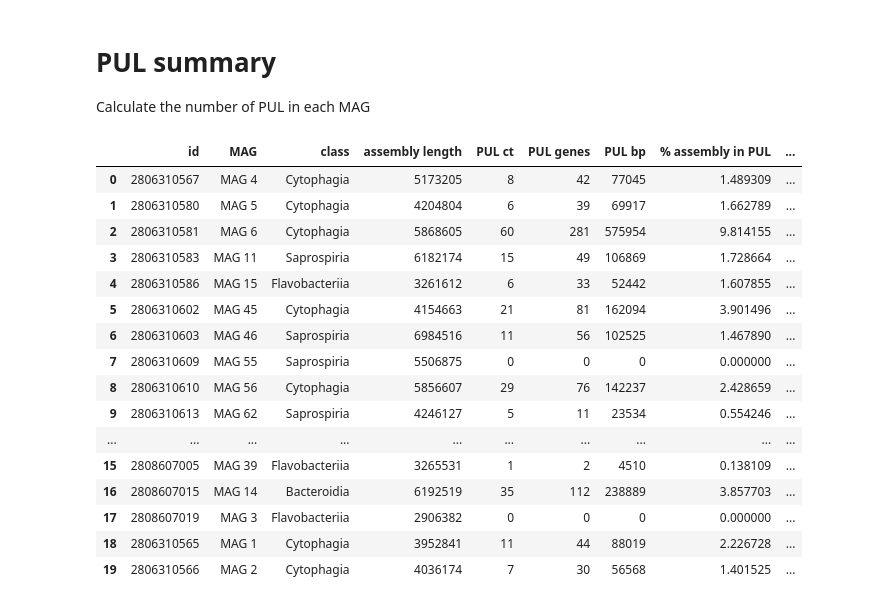
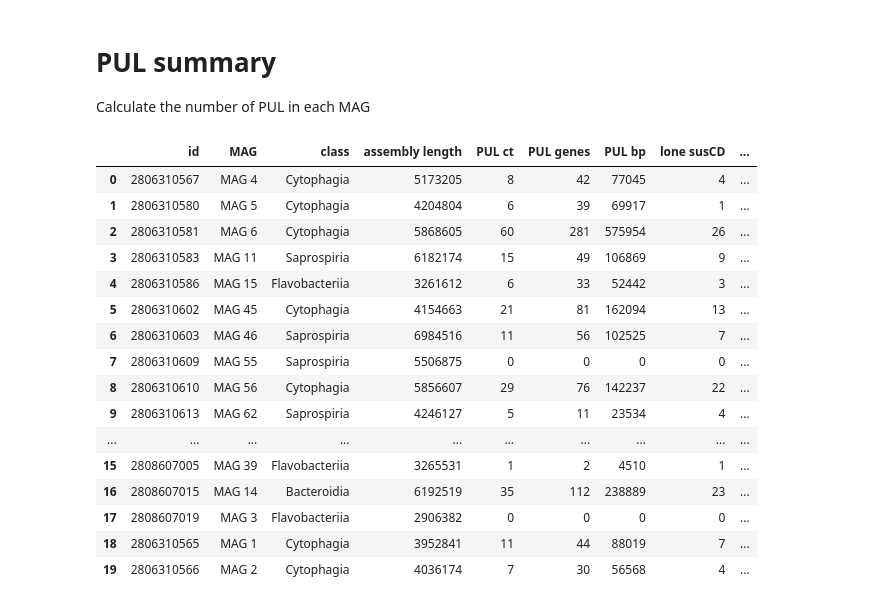
Before and after one commit to emcuttsy/bioinformatics, a Jupyter notebook: jupyter-notebooks/PUL-basic-analysis.ipynb, the cells around one changed output. Cells and saved outputs as stored; diff of their text form; code cells hidden in the pictures.

```diff
--- a/jupyter-notebooks/PUL-basic-analysis.ipynb
+++ b/jupyter-notebooks/PUL-basic-analysis.ipynb
@@ -45,58 +47,61 @@ classes = [metadata[metadata['taxon_oid'] == int(mag)]['Class'].tolist()[0] for
 genome_length = [metadata[metadata['taxon_oid'] == int(mag)]['Genome Size'].tolist()[0] for mag in ids]
 counts = [len(pul_patterns[mag]) for mag in ids]
 pul_genes = [len(puls[mag])for mag in ids]
 
 # make dataframe to contain summary with basic info pre-populated
 summary = pd.DataFrame({'id': ids, 'MAG' : MAGs, 'class': classes, 'assembly length': genome_length, 'PUL ct': counts, 'PUL genes': pul_genes})
 
 # calculate bp in PUL
 pul_bp = []
 for mag in ids:
     df = pul_patterns[mag]
     bp = 0
     for index, row in df.iterrows():
         bp += abs(row['end'] - row['start'])
     pul_bp.append(bp)
 
 summary['PUL bp'] = pul_bp
 
-# get percent of assembly in PUL
-summary['% assembly in PUL'] = summary['PUL bp'] / genome_length * 100
-
-# calculate percent genes in PUL
-genes = [metadata[metadata['taxon_oid'] == int(mag)]['Gene Count'].tolist()[0] for mag in ids]
-summary['% genes in PUL'] = summary['PUL ct'] / genes * 100
-
-# calculate % PUL loner susC/D
+# calculate # loner susCD
 loner_ct = []
 for mag in ids:
     df = pul_patterns[mag]
     ct = 0
     for index, row in df.iterrows():
         if row['pattern'] == 'susD-susC' or row['pattern'] == 'susC-susD':
             ct += 1
     loner_ct.append(ct)
+summary['lone susCD'] = loner_ct
+
+# get percent of assembly in PUL
+summary['% assembly in PUL'] = summary['PUL bp'] / genome_length * 100
+
+# calculate percent genes in PUL
+genes = [metadata[metadata['taxon_oid'] == int(mag)]['Gene Count'].tolist()[0] for mag in ids]
+summary['% genes in PUL'] = summary['PUL ct'] / genes * 100
+
+# calculate percent PUL =  loner susCD
 summary['% PUL lone susCD'] = loner_ct / summary['PUL ct'] * 100
 
 summary
 # %% [output]
-|  | id | MAG | class | assembly length | PUL ct | PUL genes | PUL bp | % assembly in PUL | ... |
-| 0 | 2806310567 | MAG 4 | Cytophagia | 5173205 | 8 | 42 | 77045 | 1.489309 | ... |
-| 1 | 2806310580 | MAG 5 | Cytophagia | 4204804 | 6 | 39 | 69917 | 1.662789 | ... |
-| 2 | 2806310581 | MAG 6 | Cytophagia | 5868605 | 60 | 281 | 575954 | 9.814155 | ... |
-| 3 | 2806310583 | MAG 11 | Saprospiria | 6182174 | 15 | 49 | 106869 | 1.728664 | ... |
-| 4 | 2806310586 | MAG 15 | Flavobacteriia | 3261612 | 6 | 33 | 52442 | 1.607855 | ... |
-| 5 | 2806310602 | MAG 45 | Cytophagia | 4154663 | 21 | 81 | 162094 | 3.901496 | ... |
-| 6 | 2806310603 | MAG 46 | Saprospiria | 6984516 | 11 | 56 | 102525 | 1.467890 | ... |
-| 7 | 2806310609 | MAG 55 | Saprospiria | 5506875 | 0 | 0 | 0 | 0.000000 | ... |
-| 8 | 2806310610 | MAG 56 | Cytophagia | 5856607 | 29 | 76 | 142237 | 2.428659 | ... |
-| 9 | 2806310613 | MAG 62 | Saprospiria | 4246127 | 5 | 11 | 23534 | 0.554246 | ... |
+|  | id | MAG | class | assembly length | PUL ct | PUL genes | PUL bp | lone susCD | ... |
+| 0 | 2806310567 | MAG 4 | Cytophagia | 5173205 | 8 | 42 | 77045 | 4 | ... |
+| 1 | 2806310580 | MAG 5 | Cytophagia | 4204804 | 6 | 39 | 69917 | 1 | ... |
+| 2 | 2806310581 | MAG 6 | Cytophagia | 5868605 | 60 | 281 | 575954 | 26 | ... |
+| 3 | 2806310583 | MAG 11 | Saprospiria | 6182174 | 15 | 49 | 106869 | 9 | ... |
+| 4 | 2806310586 | MAG 15 | Flavobacteriia | 3261612 | 6 | 33 | 52442 | 3 | ... |
+| 5 | 2806310602 | MAG 45 | Cytophagia | 4154663 | 21 | 81 | 162094 | 13 | ... |
+| 6 | 2806310603 | MAG 46 | Saprospiria | 6984516 | 11 | 56 | 102525 | 7 | ... |
+| 7 | 2806310609 | MAG 55 | Saprospiria | 5506875 | 0 | 0 | 0 | 0 | ... |
+| 8 | 2806310610 | MAG 56 | Cytophagia | 5856607 | 29 | 76 | 142237 | 22 | ... |
+| 9 | 2806310613 | MAG 62 | Saprospiria | 4246127 | 5 | 11 | 23534 | 4 | ... |
 | ... | ... | ... | ... | ... | ... | ... | ... | ... | ... |
-| 15 | 2808607005 | MAG 39 | Flavobacteriia | 3265531 | 1 | 2 | 4510 | 0.138109 | ... |
-| 16 | 2808607015 | MAG 14 | Bacteroidia | 6192519 | 35 | 112 | 238889 | 3.857703 | ... |
-| 17 | 2808607019 | MAG 3 | Flavobacteriia | 2906382 | 0 | 0 | 0 | 0.000000 | ... |
-| 18 | 2806310565 | MAG 1 | Cytophagia | 3952841 | 11 | 44 | 88019 | 2.226728 | ... |
-| 19 | 2806310566 | MAG 2 | Cytophagia | 4036174 | 7 | 30 | 56568 | 1.401525 | ... |
+| 15 | 2808607005 | MAG 39 | Flavobacteriia | 3265531 | 1 | 2 | 4510 | 1 | ... |
+| 16 | 2808607015 | MAG 14 | Bacteroidia | 6192519 | 35 | 112 | 238889 | 23 | ... |
+| 17 | 2808607019 | MAG 3 | Flavobacteriia | 2906382 | 0 | 0 | 0 | 0 | ... |
+| 18 | 2806310565 | MAG 1 | Cytophagia | 3952841 | 11 | 44 | 88019 | 7 | ... |
+| 19 | 2806310566 | MAG 2 | Cytophagia | 4036174 | 7 | 30 | 56568 | 4 | ... |
 # %%
 # Display summary from most PUL to least
 summary.sort_values(by='PUL ct', ascending = False)
```
Also changed, not shown: parts of 4 cells of this notebook, 20 other files.
